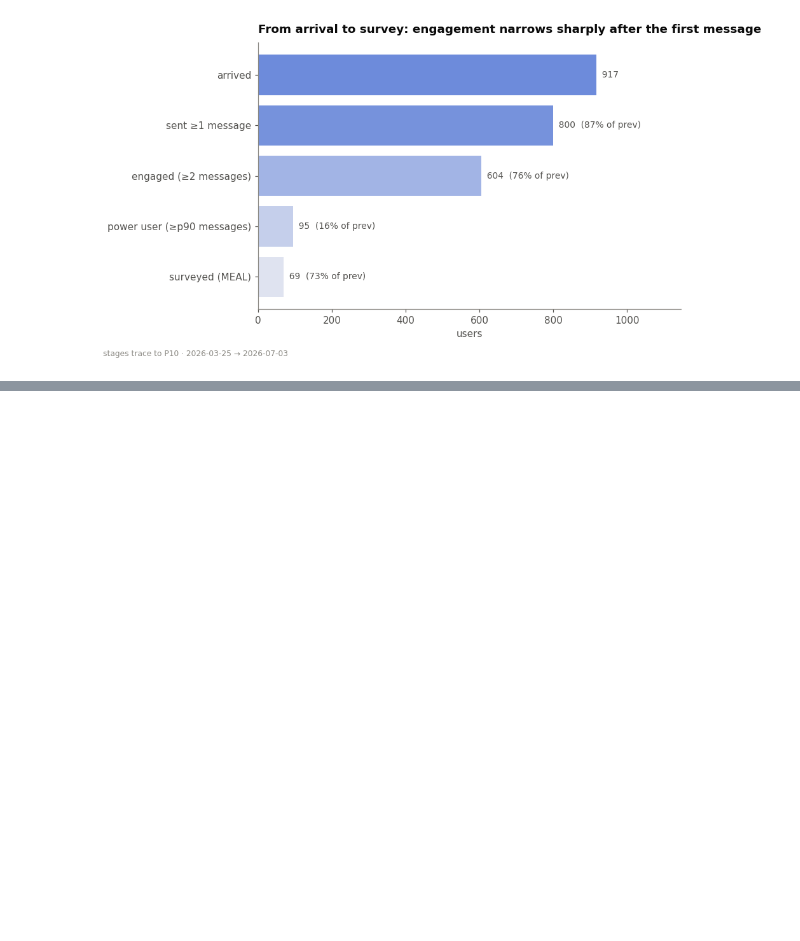
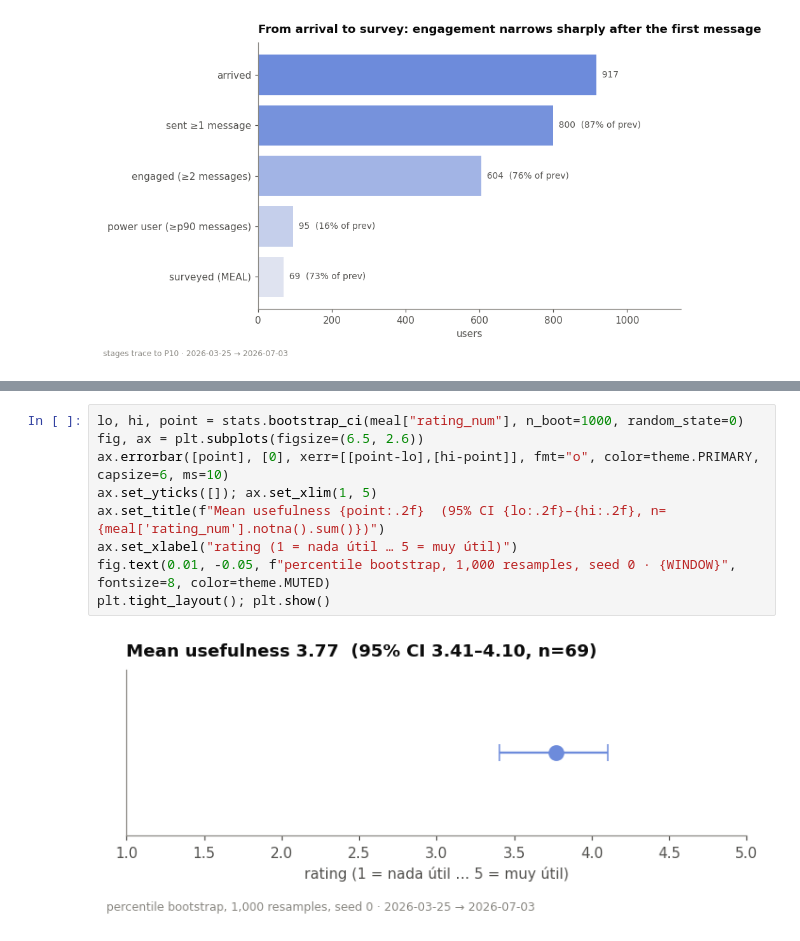
Before and after one commit to DiversaStudio/chatbot_methodology_mmc, a Jupyter notebook: notebooks/02_demand_behaviour_experience.ipynb, the cells around one changed output, grey strips where cells are left out. Cells and saved outputs as stored; diff of their text form; blank space fills up the shorter version.

Commit message:
feat(sami): NB2 §5 satisfaction pulse (figs 9-11, bootstrap CI, small-n guards)

```diff
--- a/notebooks/02_demand_behaviour_experience.ipynb
+++ b/notebooks/02_demand_behaviour_experience.ipynb
@@ -222,0 +252,11 @@ plt.tight_layout(); plt.show()
+# %%
+lo, hi, point = stats.bootstrap_ci(meal["rating_num"], n_boot=1000, random_state=0)
+fig, ax = plt.subplots(figsize=(6.5, 2.6))
+ax.errorbar([point], [0], xerr=[[point-lo],[hi-point]], fmt="o", color=theme.PRIMARY, capsize=6, ms=10)
+ax.set_yticks([]); ax.set_xlim(1, 5)
+ax.set_title(f"Mean usefulness {point:.2f}  (95% CI {lo:.2f}–{hi:.2f}, n={meal['rating_num'].notna().sum()})")
+ax.set_xlabel("rating (1 = nada útil … 5 = muy útil)")
+fig.text(0.01, -0.05, f"percentile bootstrap, 1,000 resamples, seed 0 · {WINDOW}", fontsize=8, color=theme.MUTED)
+plt.tight_layout(); plt.show()
+# %% [output]
+[figure, added]
```
Also changed, not shown: parts of 3 cells of this notebook.
